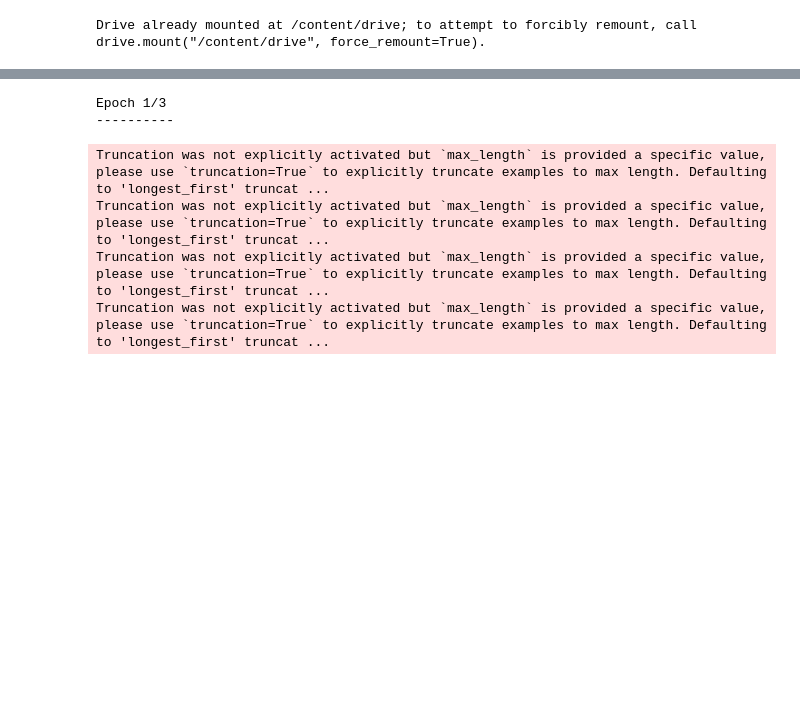
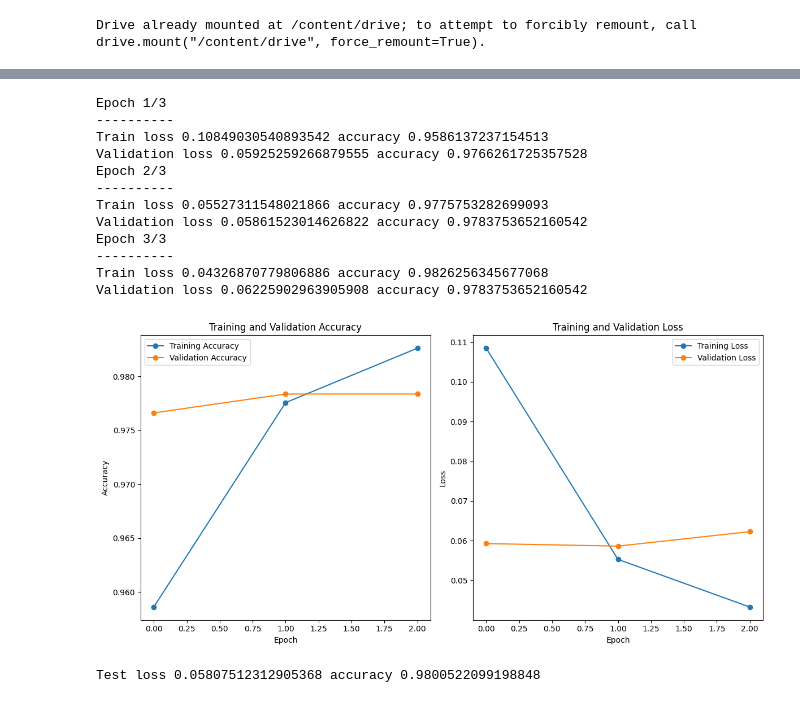
Before and after one commit to AbdulManaf12/Hate-Speech-Detection, a Jupyter notebook: Model training/mBert_Text_Classification.ipynb, the cells around one changed output, grey strips where cells are left out. Saved outputs shown, nothing was run; the diff lists cells and outputs as text; code cells hidden in the pictures; blank space fills up the shorter version.

Commit message:
model updates

```diff
--- a/Model training/mBert_Text_Classification.ipynb
+++ b/Model training/mBert_Text_Classification.ipynb
@@ -157,7 +161,33 @@ def create_confusion_matrix(labels, preds):
+# %%
+def plot_history(history):
+    train_acc = [acc.item() if isinstance(acc, torch.Tensor) else acc for acc in history['train_acc']]
+    val_acc = [acc.item() if isinstance(acc, torch.Tensor) else acc for acc in history['val_acc']]
+    train_loss = [loss.item() if isinstance(loss, torch.Tensor) else loss for loss in history['train_loss']]
+    val_loss = [loss.item() if isinstance(loss, torch.Tensor) else loss for loss in history['val_loss']]
+
+    plt.figure(figsize=(12, 6))
+    plt.subplot(1, 2, 1)
+    plt.plot(train_acc, label='Training Accuracy', marker='o')
+    plt.plot(val_acc, label='Validation Accuracy', marker='o')
+    plt.title('Training and Validation Accuracy')
+    plt.xlabel('Epoch')
+    plt.ylabel('Accuracy')
+    plt.legend()
+
+    plt.subplot(1, 2, 2)
+    plt.plot(train_loss, label='Training Loss', marker='o')
+    plt.plot(val_loss, label='Validation Loss', marker='o')
+    plt.title('Training and Validation Loss')
+    plt.xlabel('Epoch')
+    plt.ylabel('Loss')
+    plt.legend()
+
+    plt.tight_layout()
+    plt.show()
 # %%
 MODEL_NAME = 'bert-base-multilingual-uncased'
-MAX_LEN = 512
-BATCH_SIZE = 16
+MAX_LEN = 30
+BATCH_SIZE = 512
 EPOCHS = 3
 LEARNING_RATE = 2e-5
 # %%
@@ -168,9 +198,9 @@ train_df = pd.read_csv(f'{dir}/train.csv')
 val_df = pd.read_csv(f'{dir}/val.csv')
 test_df = pd.read_csv(f'{dir}/test.csv')
 
-train_texts = train_df['text'].values
-val_texts = val_df['text'].values
-test_texts = test_df['text'].values
+train_texts = train_df['english_text'].values
+val_texts = val_df['english_text'].values
+test_texts = test_df['english_text'].values
 
 train_labels = train_df['class'].values
 val_labels = val_df['class'].values
@@ -187,12 +214,18 @@ You should probably TRAIN this model on a down-stream task to be able to use it
 train_data_loader = create_data_loader(train_texts, train_labels, tokenizer, MAX_LEN, BATCH_SIZE)
 val_data_loader = create_data_loader(val_texts, val_labels, tokenizer, MAX_LEN, BATCH_SIZE)
 # %%
-optimizer = AdamW(model.parameters(), lr=LEARNING_RATE)
+optimizer = torch.optim.AdamW(model.parameters(), lr=LEARNING_RATE)
 history = train_model(train_data_loader, val_data_loader, model, optimizer, device, EPOCHS)
 # %% [output]
 Epoch 1/3
 ----------
+Train loss 0.10849030540893542 accuracy 0.9586137237154513
+Validation loss 0.05925259266879555 accuracy 0.9766261725357528
+Epoch 2/3
+----------
+Train loss 0.05527311548021866 accuracy 0.9775753282699093
+Validation loss 0.05861523014626822 accuracy 0.9783753652160542
+Epoch 3/3
+----------
+Train loss 0.04326870779806886 accuracy 0.9826256345677068
+Validation loss 0.06225902963905908 accuracy 0.9783753652160542
-Truncation was not explicitly activated but `max_length` is provided a specific value, please use `truncation=True` to explicitly truncate examples to max length. Defaulting to 'longest_first' truncat ...
-Truncation was not explicitly activated but `max_length` is provided a specific value, please use `truncation=True` to explicitly truncate examples to max length. Defaulting to 'longest_first' truncat ...
-Truncation was not explicitly activated but `max_length` is provided a specific value, please use `truncation=True` to explicitly truncate examples to max length. Defaulting to 'longest_first' truncat ...
-Truncation was not explicitly activated but `max_length` is provided a specific value, please use `truncation=True` to explicitly truncate examples to max length. Defaulting to 'longest_first' truncat ...
@@ -208,0 +232,4 @@ print('Predictions:', preds)
+# %%
+plot_history(history)
+# %% [output]
+[figure, added]
@@ -208,0 +241,6 @@ print('Predictions:', preds)
+# %%
+test_data_loader = create_data_loader(test_texts, test_labels, tokenizer, MAX_LEN, BATCH_SIZE)
+test_acc, test_loss, test_label_actual, test_label_pred = eval_model(model, test_data_loader, device)
+print(f'Test loss {test_loss} accuracy {test_acc}')
+# %% [output]
+Test loss 0.05807512312905368 accuracy 0.9800522099198848
```
Also changed, not shown: parts of 14 cells of this notebook, 1 other file.
